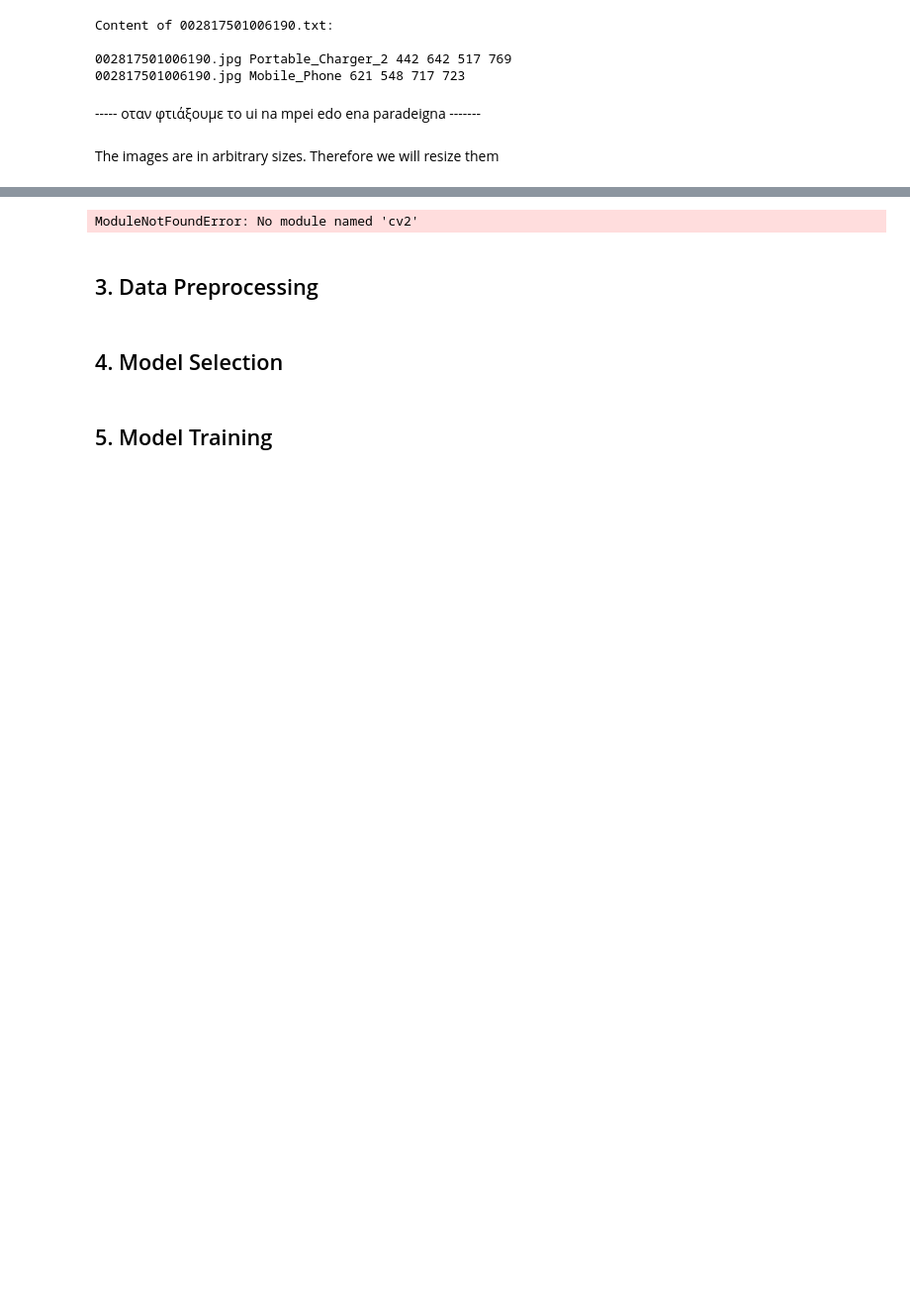
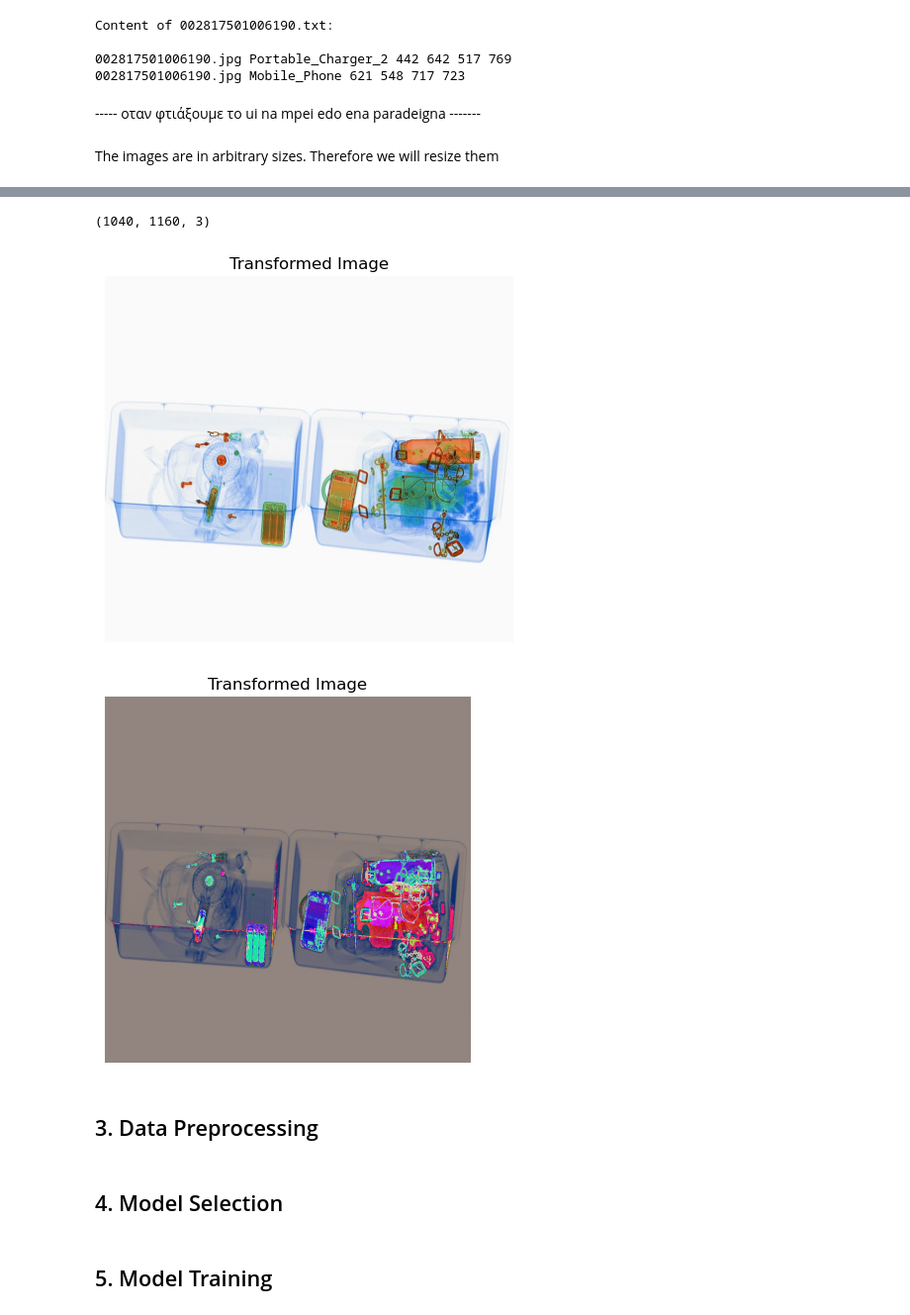
Before and after one commit to StefanosTzaf/AI_Project, a Jupyter notebook: Untitled1.ipynb, the cells around one changed output, grey strips where cells are left out. Shown at 99% size. Drawn from its saved outputs; the diff is of its cells as text; code cells hidden in the pictures; blank space fills up the shorter version.

```diff
--- a/Untitled1.ipynb
+++ b/Untitled1.ipynb
@@ -33,6 +90,8 @@ The images are in arbitrary sizes. Therefore we will resize them
 # %%
 import cv2
 import numpy as np
+from matplotlib import pyplot as plt
+
 
 def base_transform(image, size, mean):
     x = cv2.resize(image, (size, size)).astype(np.float32)
@@ -46,10 +105,26 @@ class BaseTransform:
         self.size = size
         self.mean = np.array(mean, dtype=np.float32)
 
-    def __call__(self, image, boxes=None, labels=None):
-        return base_transform(image, self.size, self.mean), boxes, labels
+    def __call__(self, image):
+        return base_transform(image, self.size, self.mean)
-# %% [output]
-ModuleNotFoundError: No module named 'cv2'
+# %%
+transform = BaseTransform(size=1000, mean=[104, 117, 123])
+# Load an image (BGR format)
+image = cv2.imread(image_path)
+print(image.shape)
+transformed=transform(image)
+plt.imshow(image.astype(np.uint8))
+plt.title("Transformed Image")
+plt.axis('off')
+plt.show()
+plt.imshow(transformed.astype(np.uint8))
+plt.title("Transformed Image")
+plt.axis('off')
+plt.show()
+# %% [output]
+(1040, 1160, 3)
+[figure, added]
+[figure, added]
 # %% [markdown]
 ## 3. Data Preprocessing ##
 # %% [markdown]
```
Also changed, not shown: parts of 4 cells of this notebook.
